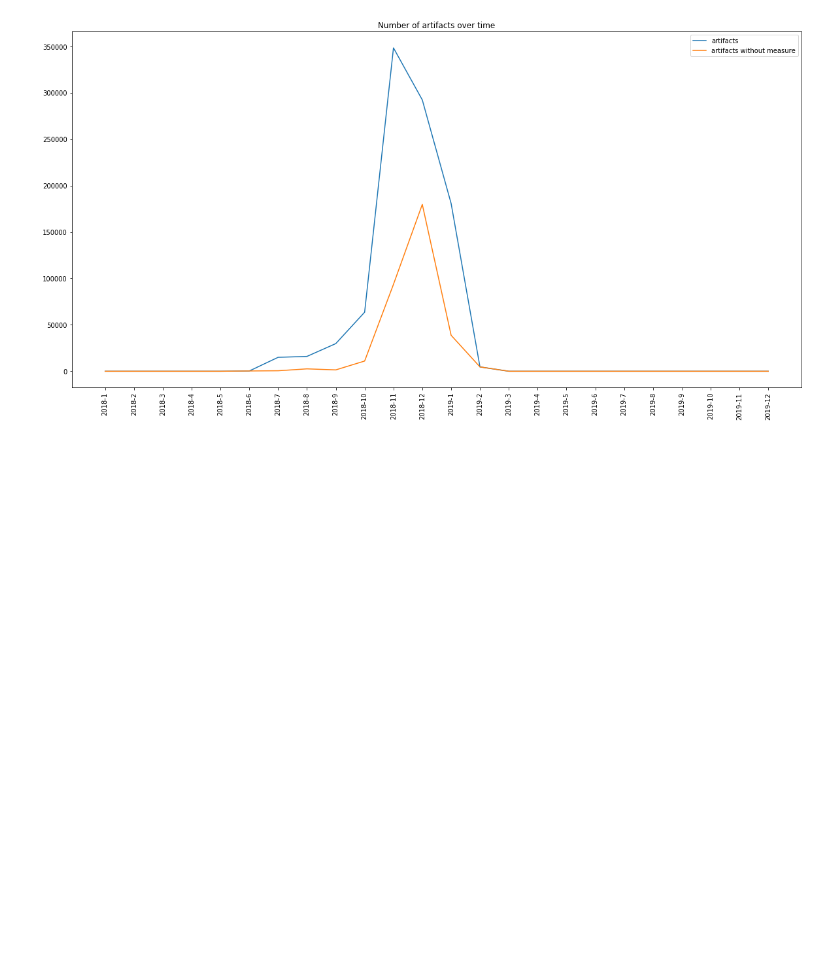
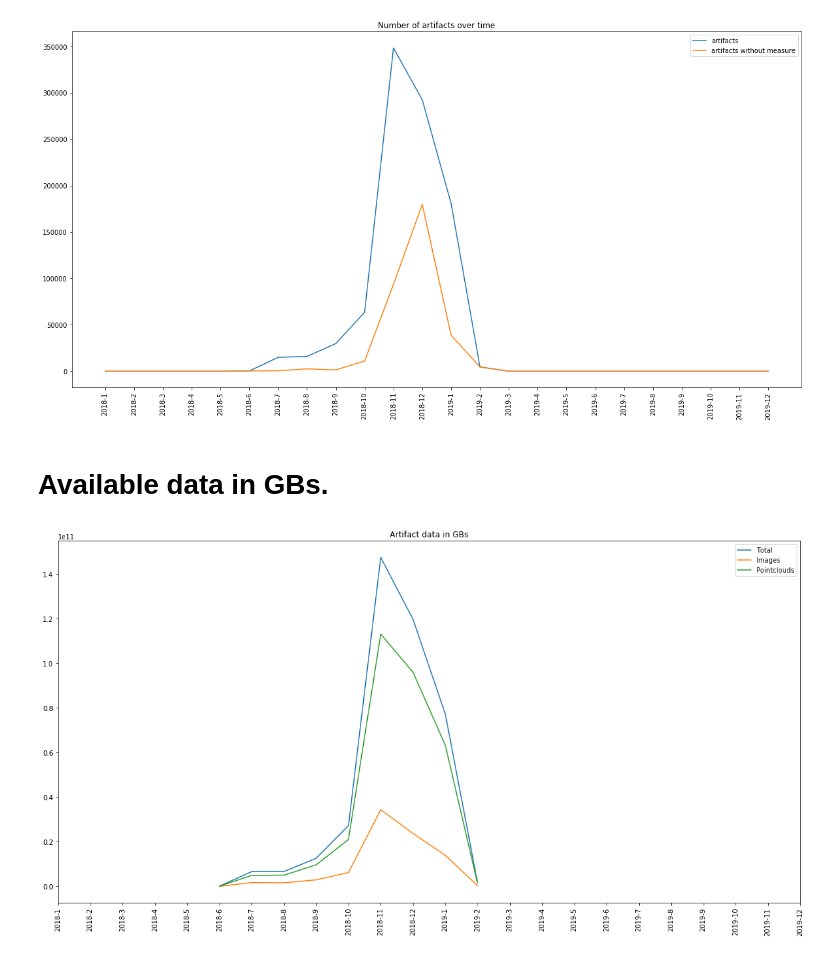
Before and after one commit to prashdash112/cgm-ml, a Jupyter notebook: cgm_database/02_analysis.ipynb, the cells around one changed output. Saved outputs shown, nothing was run; the diff lists cells and outputs as text; code cells hidden in the pictures; blank space fills up the shorter version.

```diff
--- a/cgm_database/02_analysis.ipynb
+++ b/cgm_database/02_analysis.ipynb
@@ -301,3 +301,64 @@ plt.show()
 plt.close()
 # %% [output]
 [figure]
+# %% [markdown]
+# Available data in GBs.
+# %%
+plot_values_total = []
+plot_values_images = []
+plot_values_pointclouds = []
+plot_labels = []
+for year in [2018, 2019]:
+    for month in range(1, 13):
+
+        # Getting the start.
+        start_day = 1
+        start_date = date(year, month, start_day)
+        start_timestamp = str(1000 * int(mktime(start_date.timetuple())))
+
+        # Getting the end.
+        _, end_day = calendar.monthrange(year, month)
+        end_date = date(year, month, end_day)
+        end_timestamp = str(1000 * int(mktime(end_date.timetuple())))
+
+        # Getting the overall filesize.
+        sql_statement = ""
+        sql_statement += "SELECT SUM(file_size) FROM artifact"
+        sql_statement += " WHERE create_date >= {}".format(start_timestamp)
+        sql_statement += " AND create_date <= {}".format(end_timestamp)
+        number_of_entries = main_connector.execute(sql_statement, fetch_one=True)[0]
+        plot_values_total.append(number_of_entries)
+
+        # Getting the overall filesize.
+        sql_statement = ""
+        sql_statement += "SELECT SUM(file_size) FROM artifact"
+        sql_statement += " WHERE create_date >= {}".format(start_timestamp)
+        sql_statement += " AND create_date <= {}".format(end_timestamp)
+        sql_statement += " AND type='rgb'"
+        number_of_entries = main_connector.execute(sql_statement, fetch_one=True)[0]
+        plot_values_images.append(number_of_entries)
+
+        # Getting the overall filesize.
+        sql_statement = ""
+        sql_statement += "SELECT SUM(file_size) FROM artifact"
+        sql_statement += " WHERE create_date >= {}".format(start_timestamp)
+        sql_statement += " AND create_date <= {}".format(end_timestamp)
+        sql_statement += " AND type='pcd'"
+        number_of_entries = main_connector.execute(sql_statement, fetch_one=True)[0]
+        plot_values_pointclouds.append(number_of_entries)
+
+        # Labels
+        plot_labels.append("{}-{}".format(year, month))
+
+# Plot the plot.
+plt.figure(figsize=(20,10))
+plt.plot(plot_values_total, label="Total")
+plt.plot(plot_values_images, label="Images")
+plt.plot(plot_values_pointclouds, label="Pointclouds")
+plt.xticks(range(len(plot_labels)), plot_labels, rotation='vertical')
+plt.legend()
+plt.title("Artifact data in GBs")
+plt.show()
+plt.close()
+# %% [output]
+[figure, added]
```
Also changed, not shown: parts of 1 cell of this notebook.
